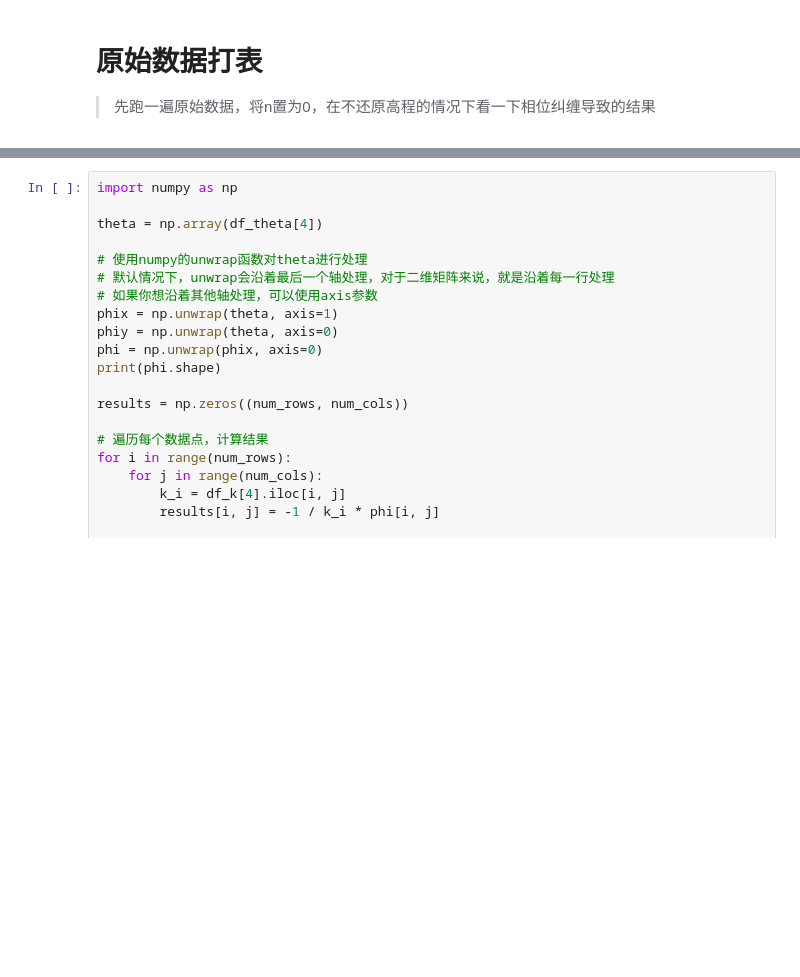
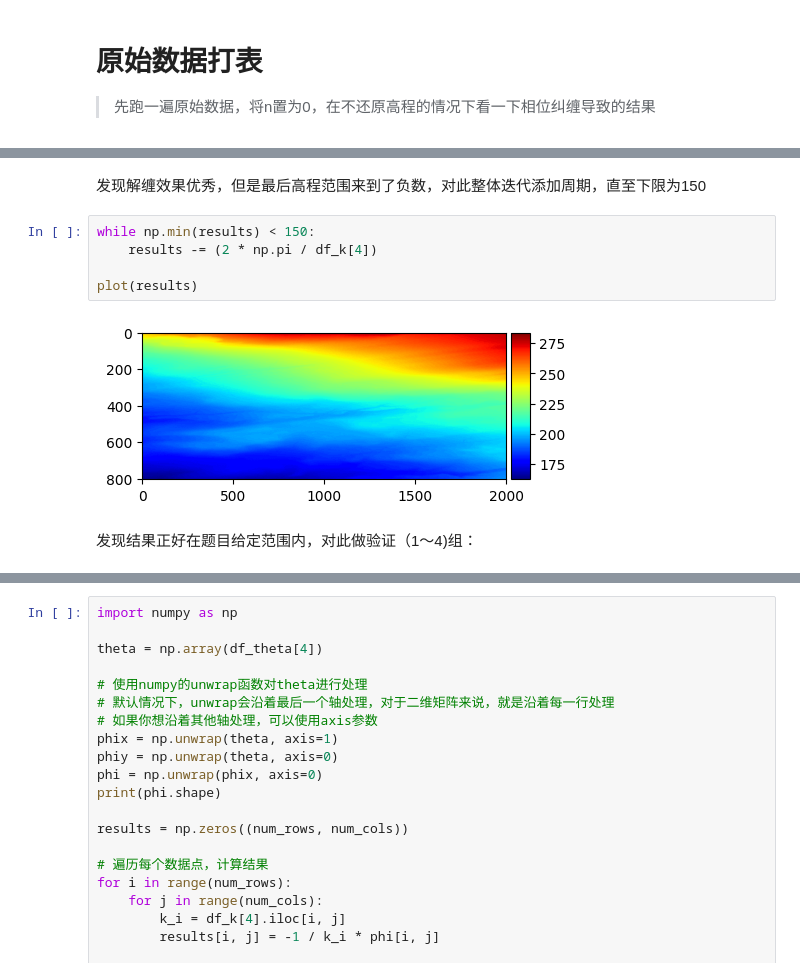
Before and after one commit to BlingCc233/project_A, a Jupyter notebook: nostack.ipynb, the cells around one changed output, grey strips where cells are left out. Drawn from its saved outputs; the diff is of its cells as text; blank space fills up the shorter version.

```diff
--- a/nostack.ipynb
+++ b/nostack.ipynb
@@ -170,0 +183,11 @@ plt.show()
+# %% [markdown]
+发现解缠效果优秀，但是最后高程范围来到了负数，对此整体迭代添加周期，直至下限为150
+# %%
+while np.min(results) < 150:
+    results -= (2 * np.pi / df_k[4])
+
+plot(results)
+# %% [output]
+[figure, added]
+# %% [markdown]
+发现结果正好在题目给定范围内，对此做验证（1～4)组：
```
Also changed, not shown: parts of 20 cells of this notebook, 1 other file.
